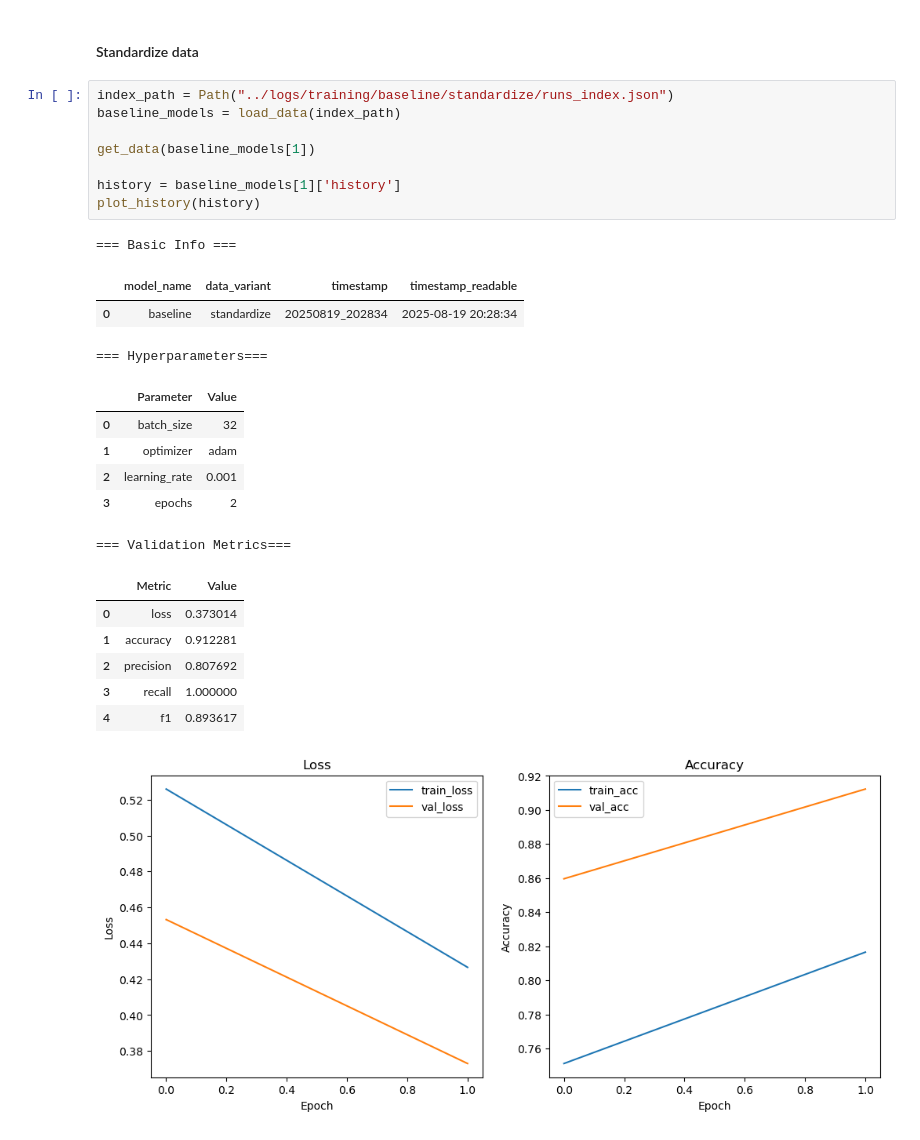
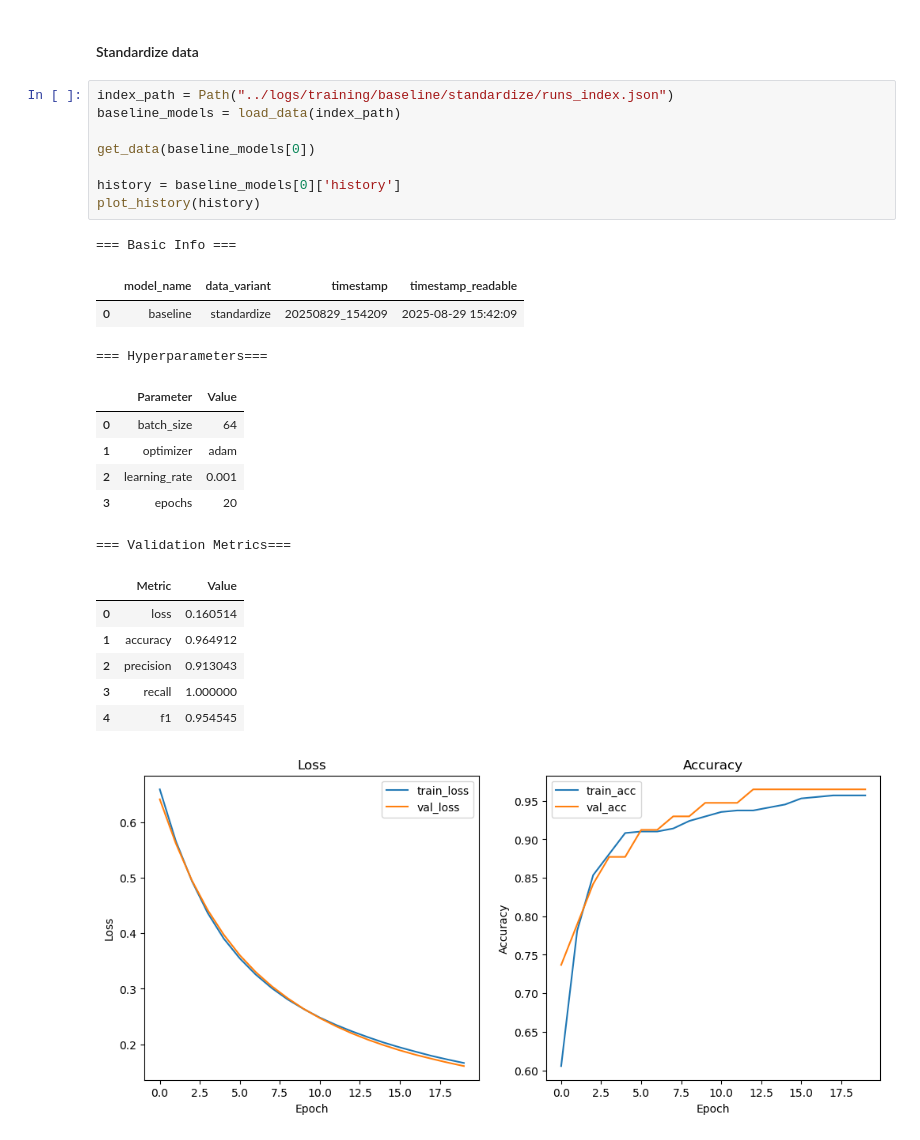
Before and after one commit to MNGARCIA085/ML-Prod-Example, a Jupyter notebook: notebooks/Training Visualization.ipynb, the cells around one changed output. Cells and saved outputs as stored; diff of their text form.

```diff
--- a/notebooks/Training Visualization.ipynb
+++ b/notebooks/Training Visualization.ipynb
@@ -133,26 +143,26 @@ for b in baseline_models:
 # %%
 index_path = Path("../logs/training/baseline/standardize/runs_index.json")
 baseline_models = load_data(index_path)
 
-get_data(baseline_models[1])
+get_data(baseline_models[0])
 
-history = baseline_models[1]['history']
+history = baseline_models[0]['history']
 plot_history(history)
 # %% [output]
 === Basic Info ===
 |  | model_name | data_variant | timestamp | timestamp_readable |
-| 0 | baseline | standardize | 20250819_202834 | 2025-08-19 20:28:34 |
+| 0 | baseline | standardize | 20250829_154209 | 2025-08-29 15:42:09 |
 === Hyperparameters===
 |  | Parameter | Value |
-| 0 | batch_size | 32 |
+| 0 | batch_size | 64 |
 | 1 | optimizer | adam |
 | 2 | learning_rate | 0.001 |
-| 3 | epochs | 2 |
+| 3 | epochs | 20 |
 === Validation Metrics===
 |  | Metric | Value |
-| 0 | loss | 0.373014 |
-| 1 | accuracy | 0.912281 |
-| 2 | precision | 0.807692 |
+| 0 | loss | 0.160514 |
+| 1 | accuracy | 0.964912 |
+| 2 | precision | 0.913043 |
 | 3 | recall | 1.000000 |
-| 4 | f1 | 0.893617 |
+| 4 | f1 | 0.954545 |
-[figure, old version]
+[figure, new version]
```
Also changed, not shown: parts of 7 cells of this notebook, 23 other files.
